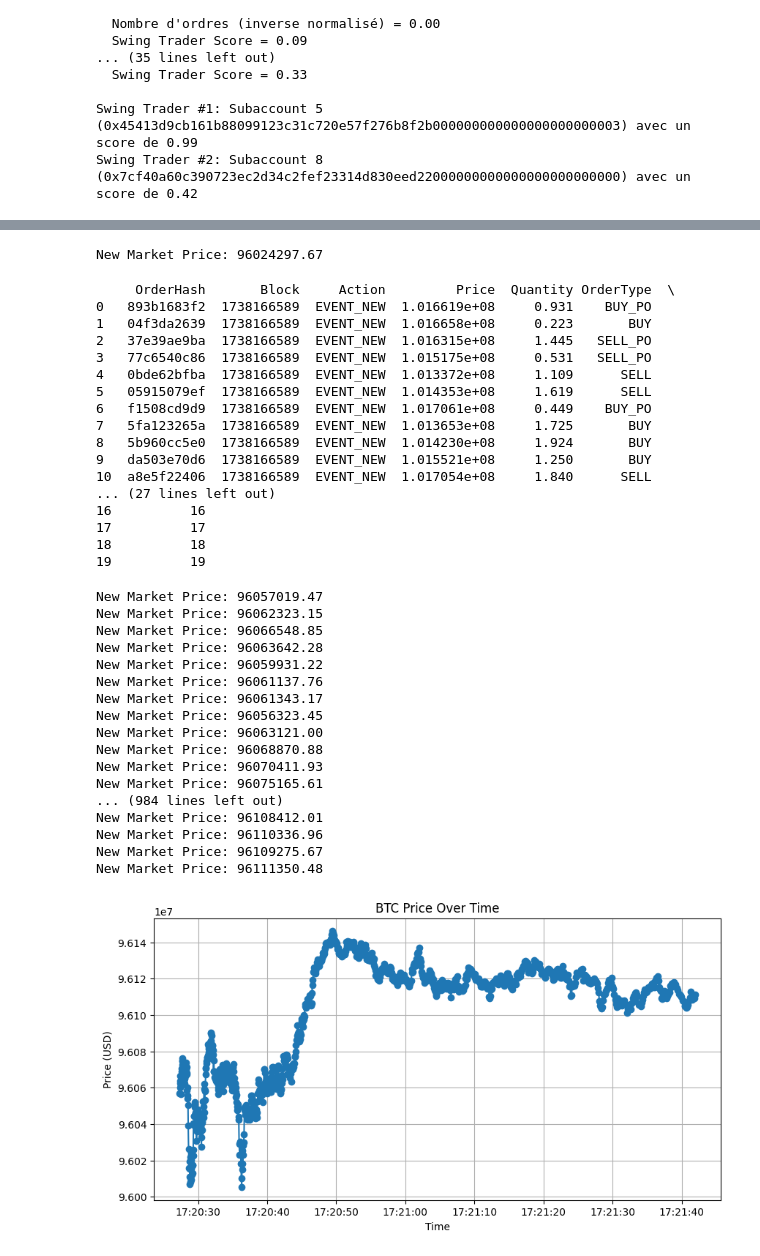
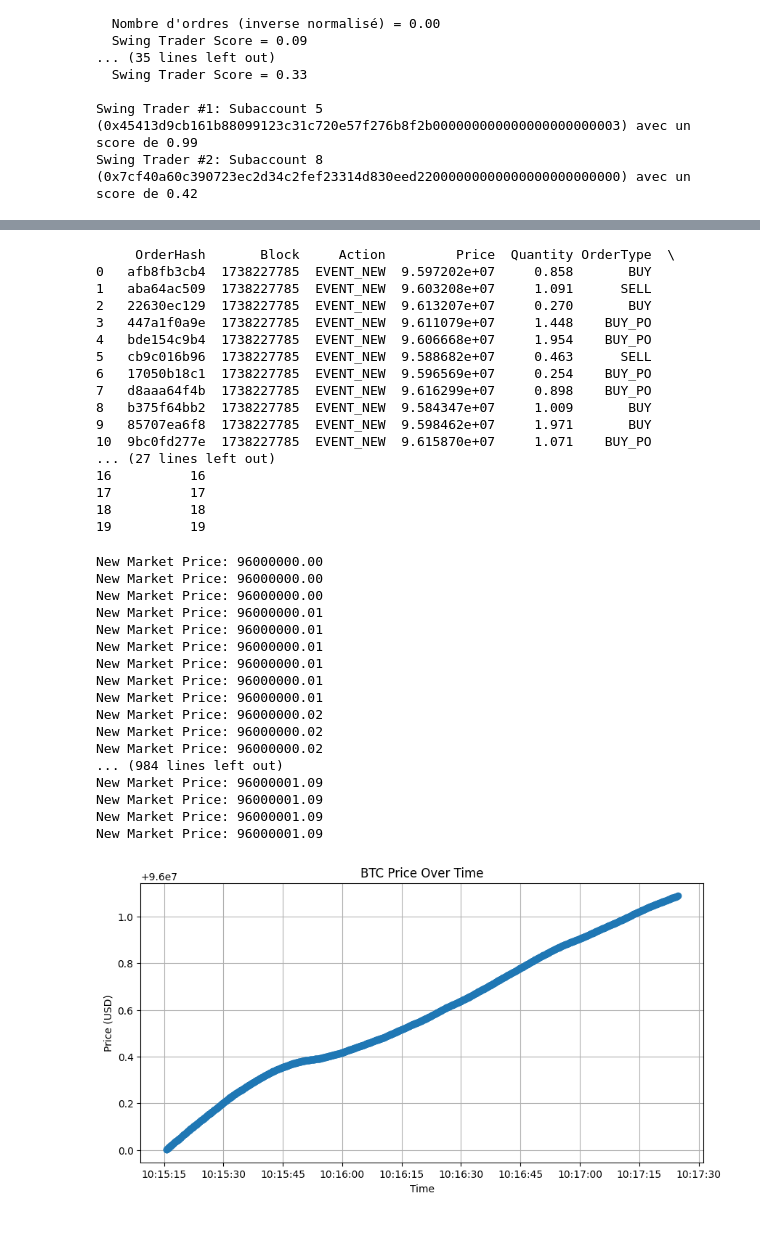
Before and after one commit to Plasmow/perplex_trading, a Jupyter notebook: perplex_project.ipynb, the cells around one changed output, grey strips where cells are left out. Saved outputs shown, nothing was run; the diff lists cells and outputs as text; code cells hidden in the pictures; blank space fills up the shorter version.

Commit message:
refining update_price function

```diff
--- a/perplex_project.ipynb
+++ b/perplex_project.ipynb
@@ -519,10 +519,10 @@ trader_profiles = [MarketMaker, DegenTrader, SwingTrader, ArbitrageTrader]
 traders = []
 id = 0
 
-nb_degens = 2
-nb_market_makers = 5
-nb_swing_traders = 3
-nb_arbitrage_traders = 10
+nb_degens = 20
+nb_market_makers = 0
+nb_swing_traders = 0
+nb_arbitrage_traders = 0
 
 for _ in range(nb_degens) :
     trader = DegenTrader(id,random.randint(1000, 50000))
@@ -551,10 +570,9 @@ Simulation terminée et sauvegardée sous simulated_order_book.csv
 
 class Market:
     """Classe représentant le marché et la mise à jour du prix."""
-    def __init__(self, initial_price=96000000, alpha=0.0001, beta=0.0002):
+    def __init__(self, initial_price=96000000, alpha=0.0001):
         self.price = initial_price  # Prix initial du marché
         self.alpha = alpha  # Coefficient d'impact des ordres sur le prix
-        self.beta = beta  # Coefficient d'impact des liquidations sur le prix
 
     def update_price(self, order_book):
         """Met à jour le prix du marché en utilisant la loi de la racine carrée."""
@@ -562,13 +580,12 @@ class Market:
 
         buy_volume = df_orders[df_orders['OrderType'].str.startswith('BUY')]['Quantity'].sum()
         sell_volume = df_orders[df_orders['OrderType'].str.startswith('SELL')]['Quantity'].sum()
-        liquidation_volume = df_orders[df_orders['Action'] == 'EVENT_LIQ']['Quantity'].sum() if 'EVENT_LIQ' in df_orders['Action'].values else 0
 
         net_order_flow = buy_volume - sell_volume
 
         # Application de la loi de la racine carrée
-        price_change = (self.alpha * np.sqrt(abs(net_order_flow))) - (self.beta * np.sqrt(abs(liquidation_volume)))
-        self.price *= (1 + price_change)
+        price_change = (self.alpha * np.sqrt(abs(net_order_flow)))
+        self.price =  self.price+ price_change
 
         print(f"New Market Price: {self.price:.2f}")
         return self.price
@@ -576,8 +593,6 @@ class Market:
 # Initialisation du marché
 market = Market()
 new_price = market.update_price(order_book)
-# %% [output]
-New Market Price: 96024297.67
 # %%
 import pandas as pd
 import random
@@ -647,17 +662,17 @@ df_order_book = order_book.get_order_book_df()
 print(df_order_book)
 # %% [output]
      OrderHash       Block     Action         Price  Quantity OrderType  \
-0   893b1683f2  1738166589  EVENT_NEW  1.016619e+08     0.931    BUY_PO
-1   04f3da2639  1738166589  EVENT_NEW  1.016658e+08     0.223       BUY
-2   37e39ae9ba  1738166589  EVENT_NEW  1.016315e+08     1.445   SELL_PO
-3   77c6540c86  1738166589  EVENT_NEW  1.015175e+08     0.531   SELL_PO
-4   0bde62bfba  1738166589  EVENT_NEW  1.013372e+08     1.109      SELL
-5   05915079ef  1738166589  EVENT_NEW  1.014353e+08     1.619      SELL
-6   f1508cd9d9  1738166589  EVENT_NEW  1.017061e+08     0.449    BUY_PO
-7   5fa123265a  1738166589  EVENT_NEW  1.013653e+08     1.725       BUY
-8   5b960cc5e0  1738166589  EVENT_NEW  1.014230e+08     1.924       BUY
-9   da503e70d6  1738166589  EVENT_NEW  1.015521e+08     1.250       BUY
-10  a8e5f22406  1738166589  EVENT_NEW  1.017054e+08     1.840      SELL
+0   afb8fb3cb4  1738227785  EVENT_NEW  9.597202e+07     0.858       BUY
+1   aba64ac509  1738227785  EVENT_NEW  9.603208e+07     1.091      SELL
+2   22630ec129  1738227785  EVENT_NEW  9.613207e+07     0.270       BUY
+3   447a1f0a9e  1738227785  EVENT_NEW  9.611079e+07     1.448    BUY_PO
+4   bde154c9b4  1738227785  EVENT_NEW  9.606668e+07     1.954    BUY_PO
+5   cb9c016b96  1738227785  EVENT_NEW  9.588682e+07     0.463      SELL
+6   17050b18c1  1738227785  EVENT_NEW  9.596569e+07     0.254    BUY_PO
+7   d8aaa64f4b  1738227785  EVENT_NEW  9.616299e+07     0.898    BUY_PO
+8   b375f64bb2  1738227785  EVENT_NEW  9.584347e+07     1.009       BUY
+9   85707ea6f8  1738227785  EVENT_NEW  9.598462e+07     1.971       BUY
+10  9bc0fd277e  1738227785  EVENT_NEW  9.615870e+07     1.071    BUY_PO
 ... (27 lines left out)
 16          16
 17          17
@@ -667,51 +682,49 @@ print(df_order_book)
 # Initialize lists to store prices and timestamps
 prices = []
 timestamps = []
-
+market = Market()
 # Simulation over multiple time steps
 for _ in range(1000):  # For example, 100 time steps
 
     # Generate random orders for each trader
     for trader in traders:
         quantity = round(random.uniform(0.01, 2.0), 3)
         order_type = random.choice(order_types)
         order_book.add_order(trader, order_type, quantity)
 
 
-
-    df_order_book = order_book.get_order_book_df()
-    market = Market()
+    # Update the market price
     new_price = market.update_price(order_book)
     prices.append(new_price)
     timestamps.append(datetime.now())
 
 # Convert timestamps and prices to a DataFrame for plotting
 df_prices = pd.DataFrame({'time': timestamps, 'price': prices})
 
 # Plotting the prices over time
 plt.figure(figsize=(10, 5))
 plt.plot(df_prices['time'], df_prices['price'], marker='o')
 plt.title('BTC Price Over Time')
 plt.xlabel('Time')
 plt.ylabel('Price (USD)')
 plt.grid(True)
 plt.show()
 # %% [output]
-New Market Price: 96057019.47
-New Market Price: 96062323.15
-New Market Price: 96066548.85
-New Market Price: 96063642.28
-New Market Price: 96059931.22
-New Market Price: 96061137.76
-New Market Price: 96061343.17
-New Market Price: 96056323.45
-New Market Price: 96063121.00
-New Market Price: 96068870.88
-New Market Price: 96070411.93
-New Market Price: 96075165.61
+New Market Price: 96000000.00
+New Market Price: 96000000.00
+New Market Price: 96000000.00
+New Market Price: 96000000.01
+New Market Price: 96000000.01
+New Market Price: 96000000.01
+New Market Price: 96000000.01
+New Market Price: 96000000.01
+New Market Price: 96000000.01
+New Market Price: 96000000.02
+New Market Price: 96000000.02
+New Market Price: 96000000.02
 ... (984 lines left out)
-New Market Price: 96108412.01
-New Market Price: 96110336.96
-New Market Price: 96109275.67
-New Market Price: 96111350.48
+New Market Price: 96000001.09
+New Market Price: 96000001.09
+New Market Price: 96000001.09
+New Market Price: 96000001.09
-[figure, old version]
+[figure, new version]
```
Also changed, not shown: parts of 1 cell of this notebook, 1 other file.
